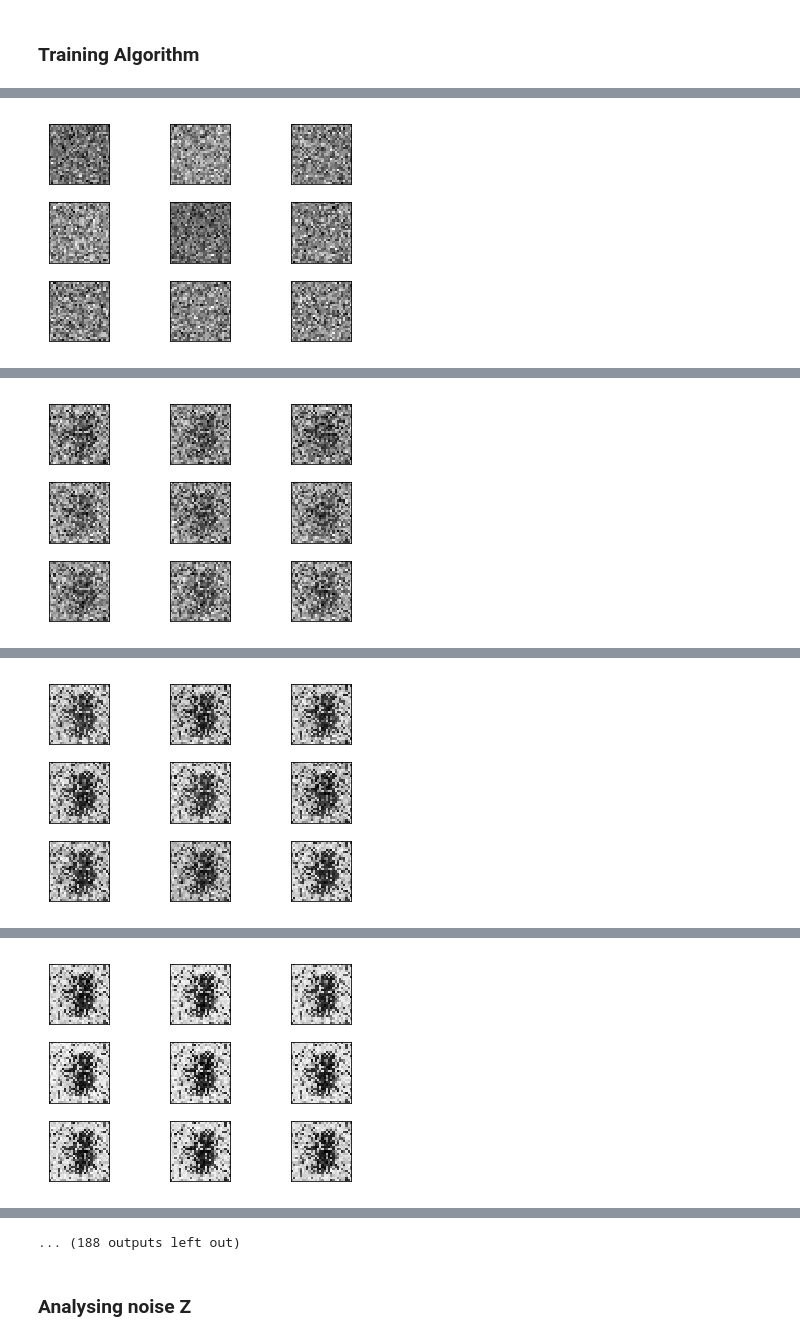
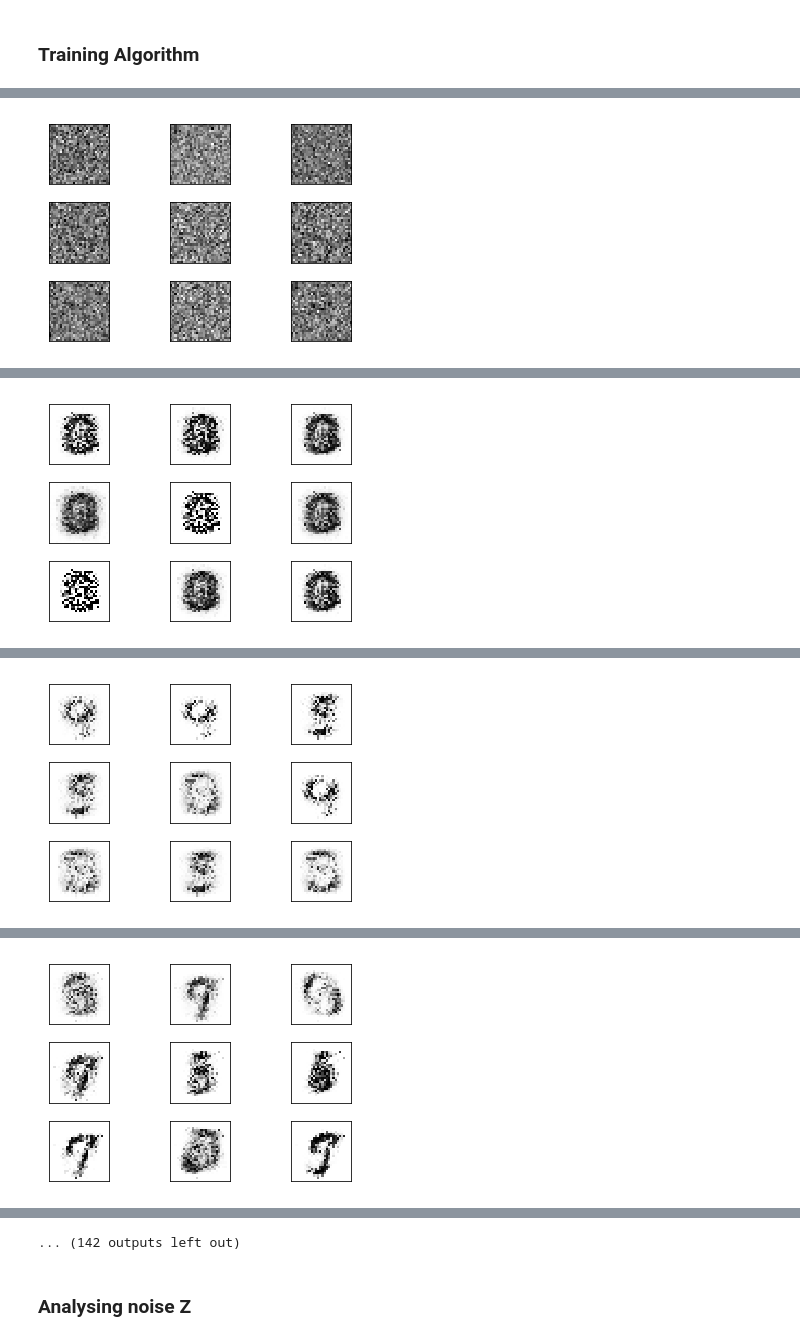
Before and after one commit to T-Almeida/GAN-study, a Jupyter notebook: 01- GAN-2014-IanGoodfellow (GAN) - Keras implementation.ipynb, the cells around one changed output, grey strips where cells are left out. Cells and saved outputs as stored; diff of their text form; code cells hidden in the pictures.

```diff
--- a/01- GAN-2014-IanGoodfellow (GAN) - Keras implementation.ipynb
+++ b/01- GAN-2014-IanGoodfellow (GAN) - Keras implementation.ipynb
@@ -129,16 +135,24 @@ _________________________________________________________________
 The network receives a image (784 vector) and try classify as fake or original.
 # %%
 
-d_optimizer = Adam(lr=1e-4)
+d_optimizer = Adam(lr=0.001)
+
 
 d_input = Input(shape=[mnist_flat_size],  name="d_input")
-#H = Dense(256)(g_input)
-#H = Activation('relu')(H)
 H = Dense(128)(d_input)
 H = Activation('relu')(H)
 H = Dense(1)(H)
 d_output = Activation('sigmoid')(H)
 
+"""
+d_input = Input(shape=[mnist_flat_size],  name="d_input")
+H = Dense(512)(d_input)
+H = LeakyReLU(alpha=0.2)(H)
+H = Dense(128)(H)
+H = LeakyReLU(alpha=0.2)(H)
+H = Dense(1)(H)
+d_output = Activation('sigmoid')(H)
+"""
 discriminator = Model(d_input,d_output, name="discriminator")
 discriminator.compile(loss='binary_crossentropy', optimizer=d_optimizer)
 discriminator.summary()
@@ -174,7 +188,7 @@ def make_trainable(net, val=True):
 # Freeze weights in the discriminator for adversarial training
 make_trainable(discriminator, False)
 
-gan_optimizer = Adam(lr=1e-3)
+gan_optimizer = Adam(lr=0.001)
 
 # Build stacked GAN model to train the generator
 gan_input = Input(shape=[z], name="gan_z_input")
@@ -201,6 +215,9 @@ _________________________________________________________________
 # %% [markdown]
 ### Training Algorithm
 # %%
+#try shuffle the data
+from sklearn.utils import shuffle
+
 
 def random_Z(m, n=z):
     '''
@@ -215,8 +232,8 @@ def random_Z(m, n=z):
 ## Start graph computations and algorithm
 
 
-batch_size = 1000 #must be multiple of 2
-epoach = 10000
+batch_size = 256 #must be multiple of 2
+epoach = 75000
 
 ##check summary again
 #make_trainable(discriminator,True)
@@ -224,12 +241,17 @@ epoach = 10000
 #make_trainable(discriminator,False)
 #gan.summary()
 
+#save losses
+losses = {}
+losses["gan_loss"] = []
+losses["d_loss"] = []
+
 for i in range(epoach):
 
     #generate images
-    synthetic_images = generator.predict(random_Z(batch_size//2))
+    synthetic_images = generator.predict_on_batch(random_Z(batch_size//2))
     #select from tranning set
-    real_images = x_train[np.random.randint(0,x_train.shape[0],size=batch_size//2),:,:].reshape([-1,mnist_flat_size])
+    real_images = x_train[np.random.randint(0,x_train.shape[0],size=batch_size//2),:]
 
     d_x = np.concatenate((synthetic_images, real_images))
     d_y = np.zeros([batch_size,1])
@@ -239,7 +261,8 @@ for i in range(epoach):
     #print("d_x shape",d_x.shape)
     #print("d_y shape",d_y.shape)
 
-    #print(d_y)
+
+
     #first discriminator
     make_trainable(discriminator,True)
     d_loss = discriminator.train_on_batch(d_x,d_y)
@@ -253,17 +276,19 @@ for i in range(epoach):
     make_trainable(discriminator,False)
     gan_loss = gan.train_on_batch(gan_x,gan_y)
 
+    losses["gan_loss"] += [gan_loss]
+    losses["d_loss"] += [d_loss]
 
     print("Epoach",i,end='\r')
 
-    if i%100 == 0:
+    if i%1000 == 0:
 
         print("Discriminator loss: ",d_loss)
         print("Generator loss:",gan_loss)
 
 
         #sample 9 images from generator
-        generated_images = generator.predict(random_Z(9))
+        generated_images = generator.predict_on_batch(random_Z(9))
         ut.plot_mnist_images(generated_images)
 
 print("Discriminator loss: ",d_loss)
@@ -271,6 +296,13 @@ print("Generator loss:",gan_loss)
 
 
 #sample 9 images from generator
-generated_images = generator.predict(random_Z(9))
+generated_images = generator.predict_on_batch(random_Z(9))
 ut.plot_mnist_images(generated_images)
+
+print("\n Plot learning curves \n")
+
+plt.plot(losses["gan_loss"], label='discriminitive loss')
+plt.plot(losses["d_loss"], label='generative loss')
+plt.legend()
+plt.show()
 # %% [output]
@@ -279 +311 @@ Generator loss: 1.0703484
-[figure, old version]
+[figure, new version]
@@ -282 +314 @@ Generator loss: 4.1140976
-[figure, old version]
+[figure, new version]
@@ -285 +317 @@ Generator loss: 4.787797
-[figure, old version]
+[figure, new version]
@@ -288 +320 @@ Generator loss: 5.1777277
-[figure, old version]
+[figure, new version]
@@ -295,4 +327,4 @@ Generator loss: 5.0649576
-... (188 outputs left out)
+... (142 outputs left out)
 # %% [markdown]
 ### Analysing noise Z
 # %%
```
Also changed, not shown: parts of 7 cells of this notebook, 2 other files.
